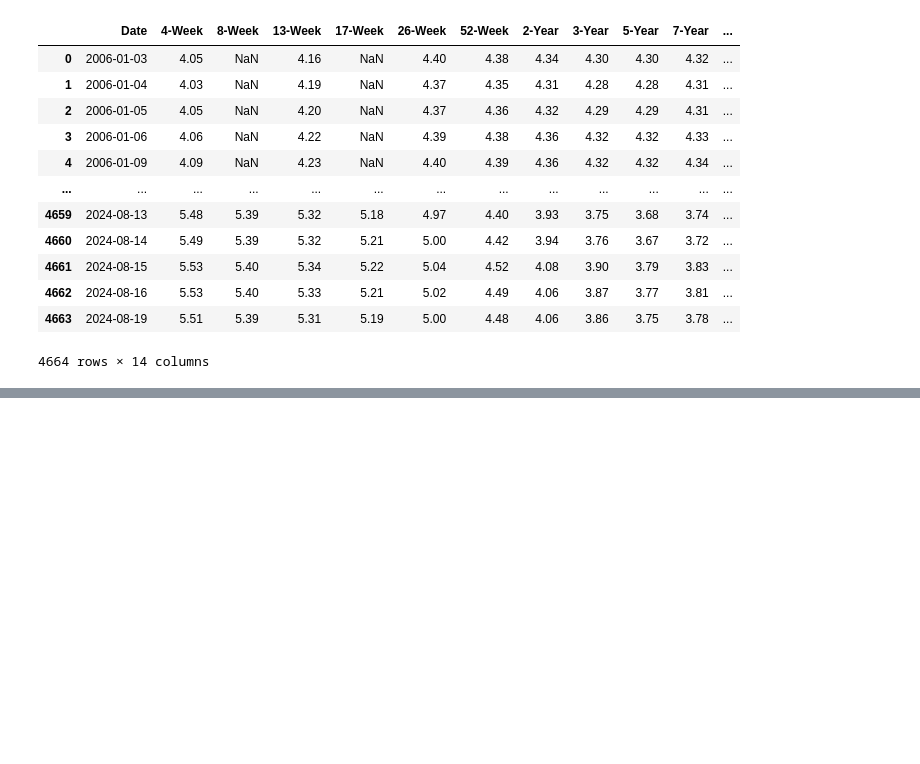
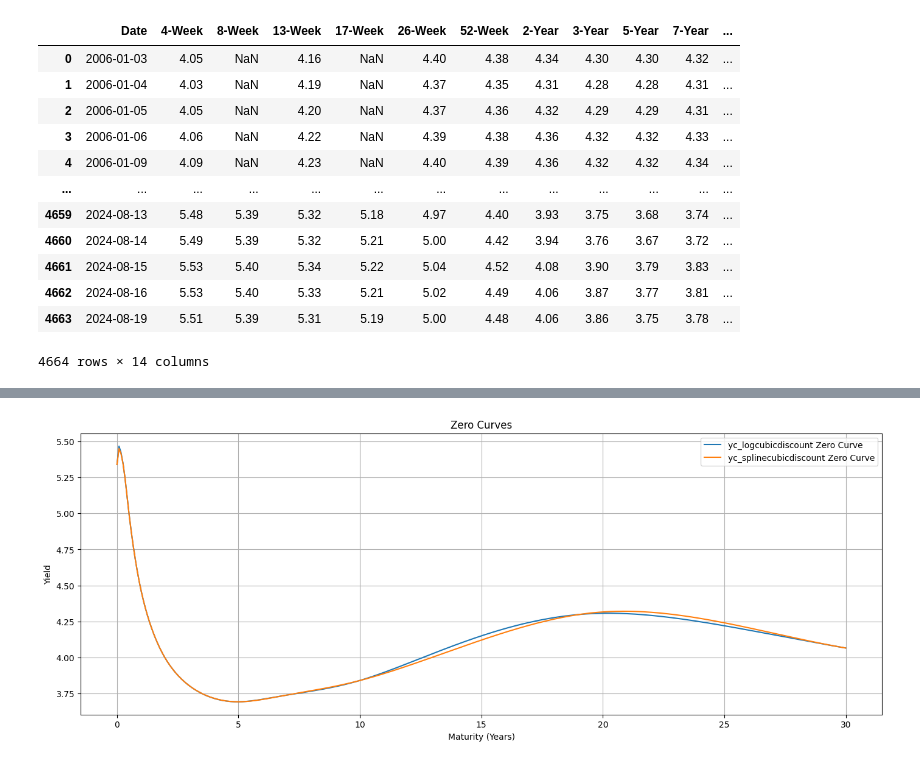
Before and after one commit to cleeclee123/Curvy-CUSIPs, a Jupyter notebook: temp.ipynb, the cells around one changed output, grey strips where cells are left out. Cells and saved outputs as stored; diff of their text form; code cells hidden in the pictures; blank space fills up the shorter version.

```diff
--- a/temp.ipynb
+++ b/temp.ipynb
@@ -186,0 +233,12 @@ df
+# %%
+plt.figure(figsize=(17, 6))
+plt.plot(yc_logcubicdiscount_spot_df["Maturities"], yc_logcubicdiscount_spot_df["Curve"], label=f"yc_logcubicdiscount Zero Curve")
+plt.plot(yc_splinecubicdiscount_spot_df["Maturities"], yc_splinecubicdiscount_spot_df["Curve"], label=f"yc_splinecubicdiscount Zero Curve")
+plt.title(f"Zero Curves")
+plt.xlabel("Maturity (Years)")
+plt.ylabel("Yield")
+plt.grid(True)
+plt.legend()
+plt.show()
+# %% [output]
+[figure, added]
```
Also changed, not shown: parts of 10 cells of this notebook, 6 other files.
